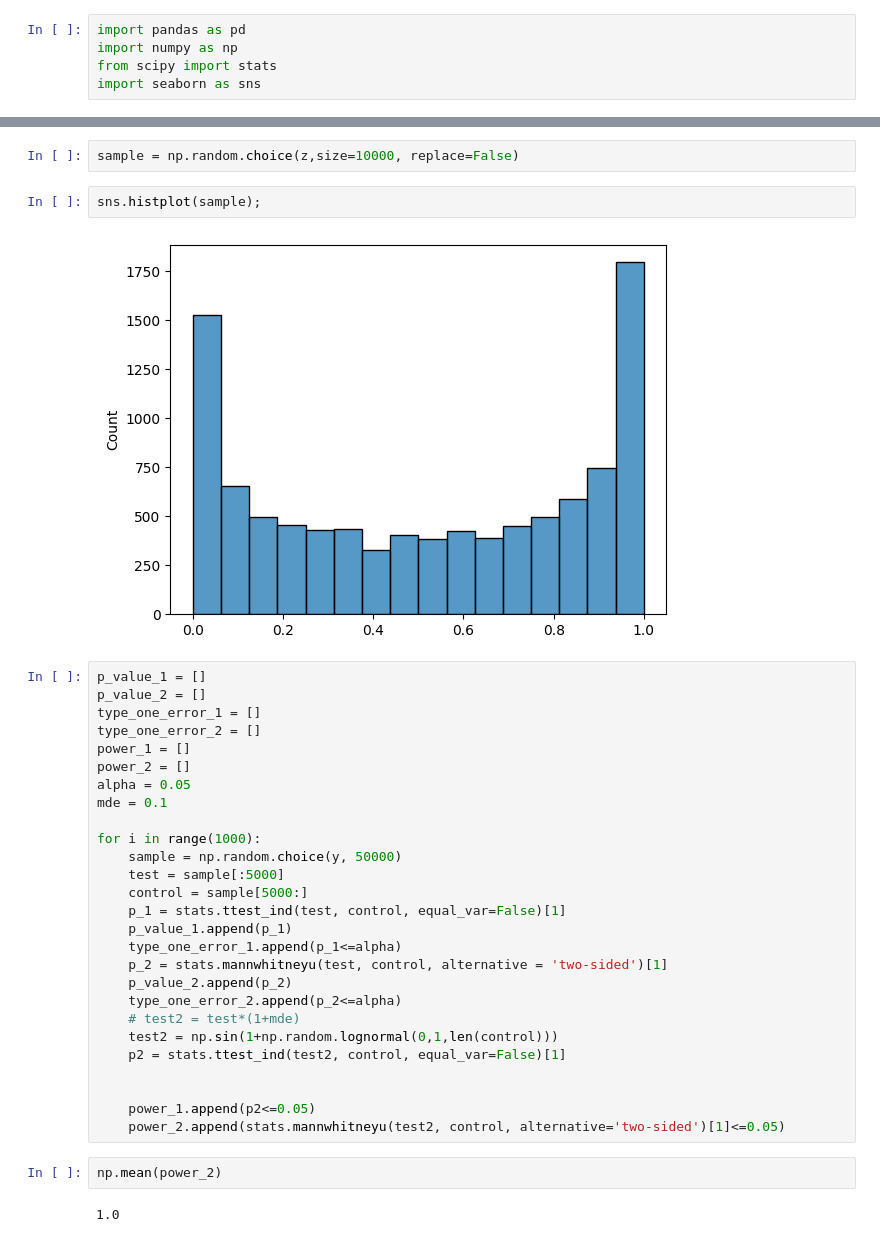
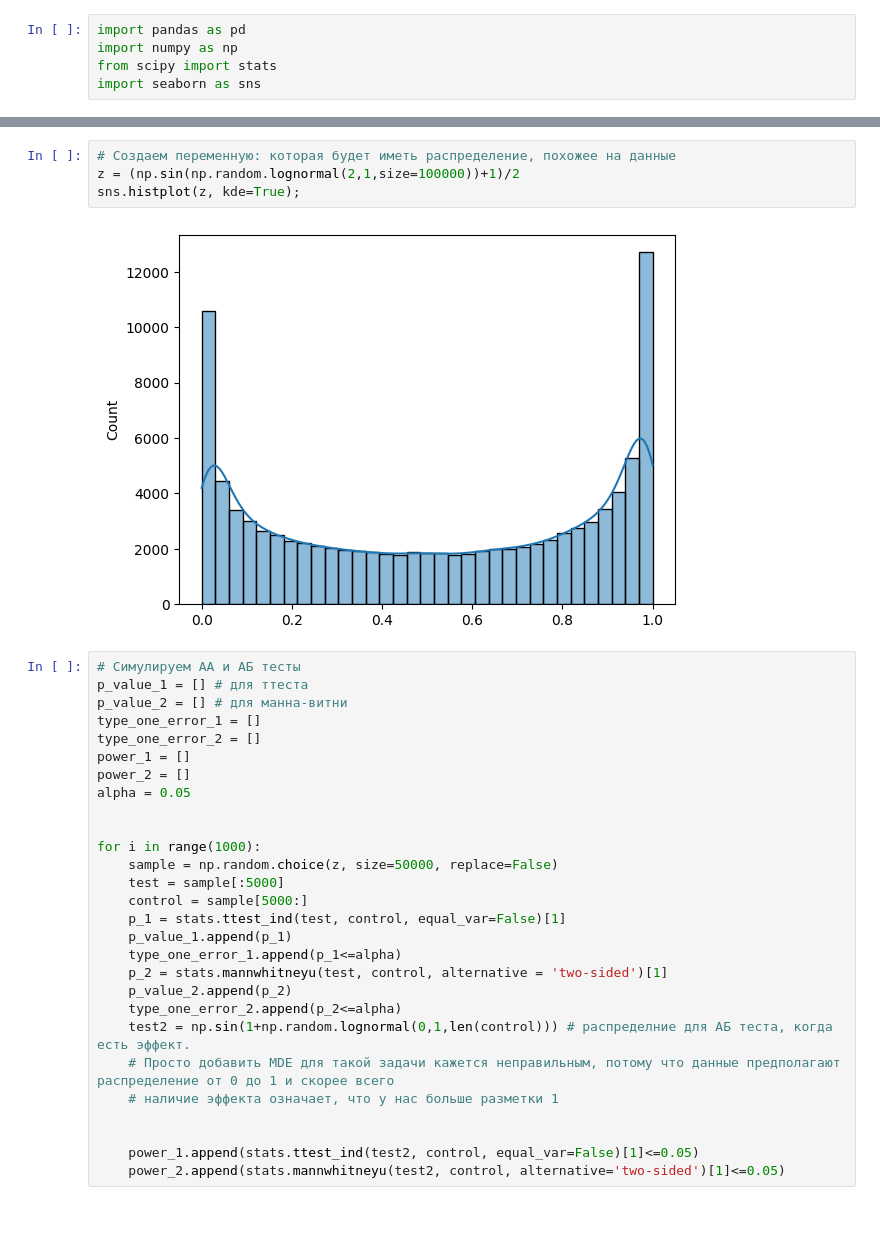
Before and after one commit to kipirka/Python-Scripts, a Jupyter notebook: AB_simulation_skewed.ipynb, the cells around one changed output, grey strips where cells are left out. Saved outputs shown, nothing was run; the diff lists cells and outputs as text; blank space fills up the shorter version.

```diff
--- a/AB_simulation_skewed.ipynb
+++ b/AB_simulation_skewed.ipynb
@@ -20,21 +6,22 @@ sns.histplot(z, kde=True);
-# %%
-sample = np.random.choice(z,size=10000, replace=False)
-# %%
-sns.histplot(sample);
-# %% [output]
-[figure, removed]
+# %%
+# Создаем переменную: которая будет иметь распределение, похожее на данные
+z = (np.sin(np.random.lognormal(2,1,size=100000))+1)/2
+sns.histplot(z, kde=True);
+# %% [output]
+[figure, added]
 # %%
-p_value_1 = []
-p_value_2 = []
+# Симулируем АА и АБ тесты
+p_value_1 = [] # для ттеста
+p_value_2 = [] # для манна-витни
 type_one_error_1 = []
 type_one_error_2 = []
 power_1 = []
 power_2 = []
 alpha = 0.05
-mde = 0.1
+
 
 for i in range(1000):
-    sample = np.random.choice(y, 50000)
+    sample = np.random.choice(z, size=50000, replace=False)
     test = sample[:5000]
     control = sample[5000:]
     p_1 = stats.ttest_ind(test, control, equal_var=False)[1]
@@ -43,14 +30,10 @@ for i in range(1000):
     p_2 = stats.mannwhitneyu(test, control, alternative = 'two-sided')[1]
     p_value_2.append(p_2)
     type_one_error_2.append(p_2<=alpha)
-    # test2 = test*(1+mde)
-    test2 = np.sin(1+np.random.lognormal(0,1,len(control)))
-    p2 = stats.ttest_ind(test2, control, equal_var=False)[1]
+    test2 = np.sin(1+np.random.lognormal(0,1,len(control))) # распределние для АБ теста, когда есть эффект.
+    # Просто добавить MDE для такой задачи кажется неправильным, потому что данные предполагают распределение от 0 до 1 и скорее всего
+    # наличие эффекта означает, что у нас больше разметки 1
 
 
-    power_1.append(p2<=0.05)
+    power_1.append(stats.ttest_ind(test2, control, equal_var=False)[1]<=0.05)
     power_2.append(stats.mannwhitneyu(test2, control, alternative='two-sided')[1]<=0.05)
-# %%
-np.mean(power_2)
-# %% [output]
-1.0
```
Also changed, not shown: parts of 16 cells of this notebook.
